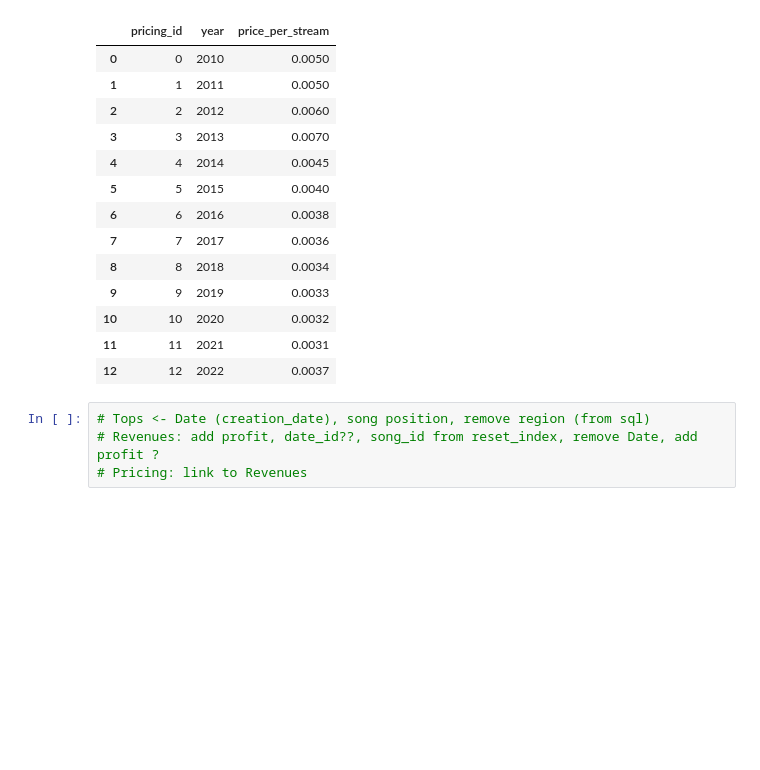
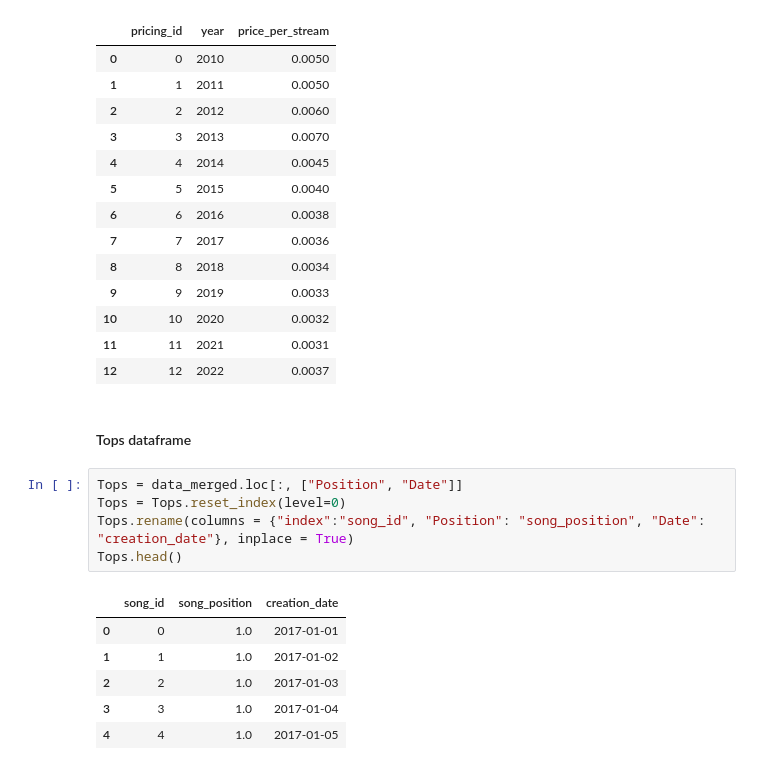
Before and after one commit to ArturOle/SpotifyAnalysis, a Jupyter notebook: analysis.ipynb, the cells around one changed output. Saved outputs shown, nothing was run; the diff lists cells and outputs as text; blank space fills up the shorter version.

```diff
--- a/analysis.ipynb
+++ b/analysis.ipynb
@@ -301,7 +324,17 @@ Pricing
 | 10 | 10 | 2020 | 0.0032 |
 | 11 | 11 | 2021 | 0.0031 |
 | 12 | 12 | 2022 | 0.0037 |
-# %%
-# Tops <- Date (creation_date), song position, remove region (from sql)
-# Revenues: add profit, date_id??, song_id from reset_index, remove Date, add profit ?
-# Pricing: link to Revenues
+# %% [markdown]
+#### Tops dataframe
+# %%
+Tops = data_merged.loc[:, ["Position", "Date"]]
+Tops = Tops.reset_index(level=0)
+Tops.rename(columns = {"index":"song_id", "Position": "song_position", "Date": "creation_date"}, inplace = True)
+Tops.head()
+# %% [output]
+|  | song_id | song_position | creation_date |
+| 0 | 0 | 1.0 | 2017-01-01 |
+| 1 | 1 | 1.0 | 2017-01-02 |
+| 2 | 2 | 1.0 | 2017-01-03 |
+| 3 | 3 | 1.0 | 2017-01-04 |
+| 4 | 4 | 1.0 | 2017-01-05 |
```
Also changed, not shown: parts of 7 cells of this notebook.
